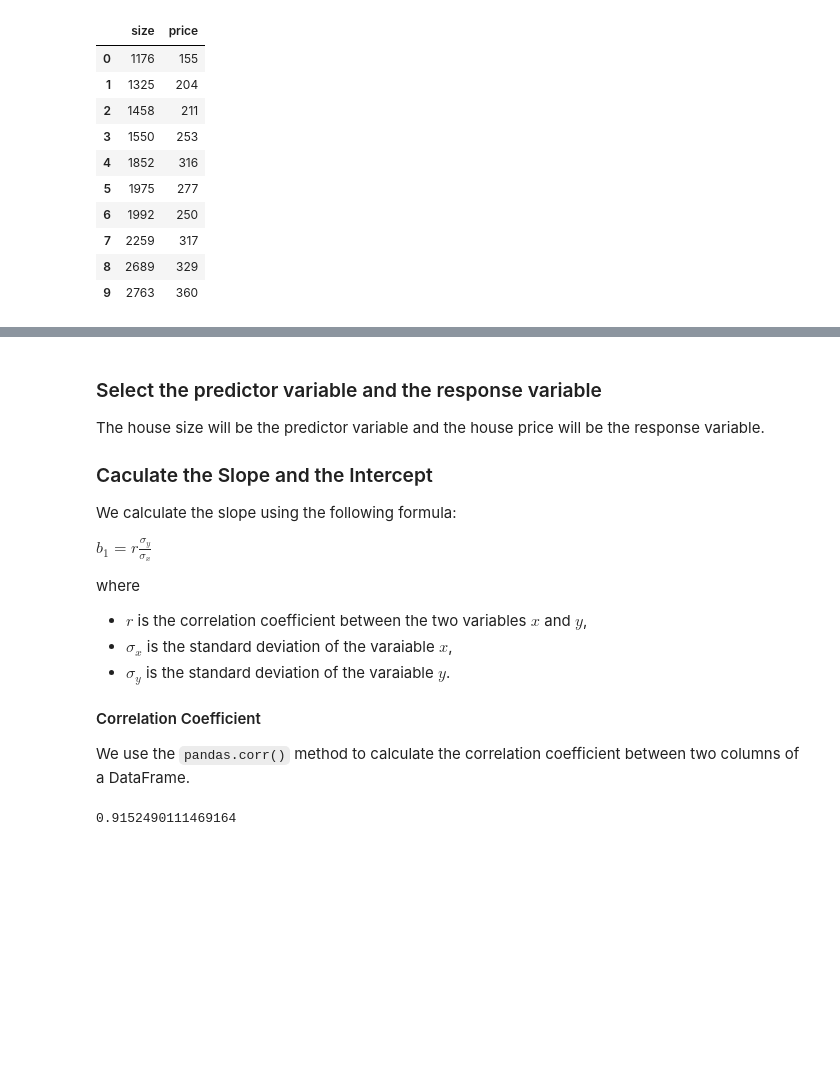
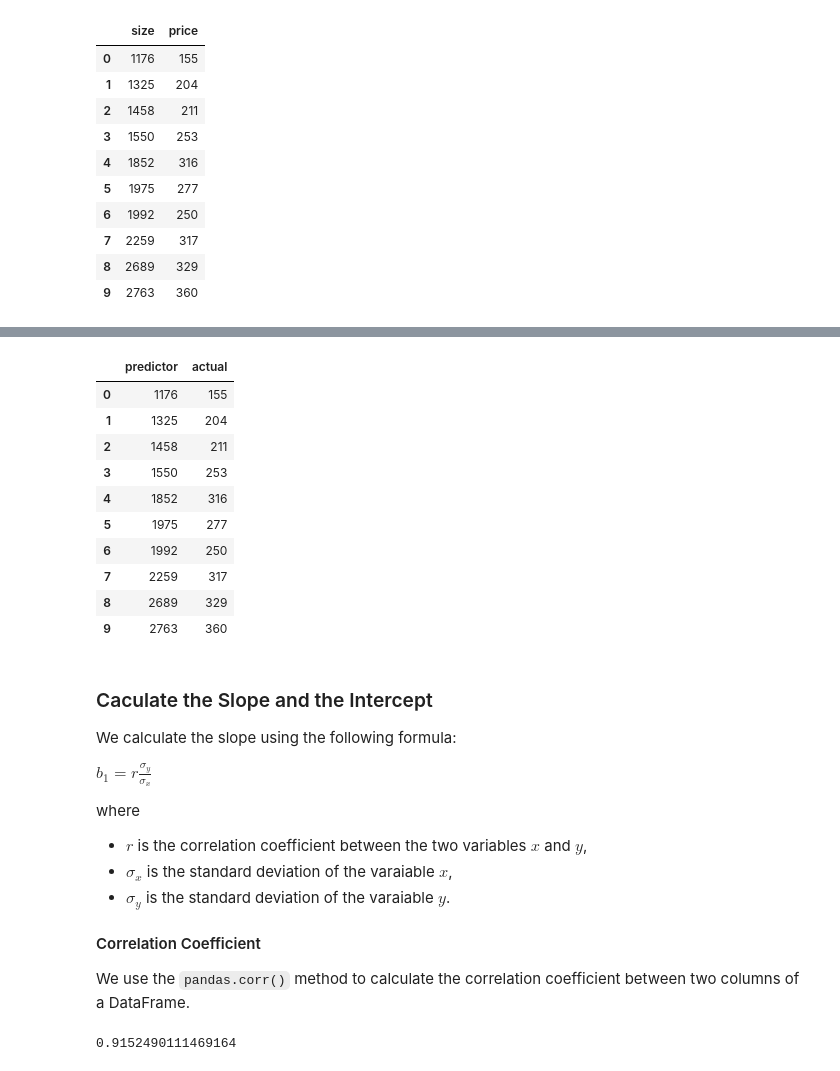
Before and after one commit to tariqzahratahdi/MachineLearning, a Jupyter notebook: course_machine_learning_simple_linear_regression.ipynb, the cells around one changed output, grey strips where cells are left out. Cells and saved outputs as stored; diff of their text form; code cells hidden in the pictures; blank space fills up the shorter version.

```diff
--- a/course_machine_learning_simple_linear_regression.ipynb
+++ b/course_machine_learning_simple_linear_regression.ipynb
@@ -61,8 +67,20 @@ data
+# %%
+data.rename(columns={'size':'predictor', 'price':'actual'}, inplace=True)
+
+data
+# %% [output]
+|  | predictor | actual |
+| 0 | 1176 | 155 |
+| 1 | 1325 | 204 |
+| 2 | 1458 | 211 |
+| 3 | 1550 | 253 |
+| 4 | 1852 | 316 |
+| 5 | 1975 | 277 |
+| 6 | 1992 | 250 |
+| 7 | 2259 | 317 |
+| 8 | 2689 | 329 |
+| 9 | 2763 | 360 |
 # %% [markdown]
-### Select the predictor variable and the response variable
-
-The house size will be the predictor variable and the house price will be the response variable.
-
 ### Caculate the Slope and the Intercept
 
 We calculate the slope using the following formula:
```
Also changed, not shown: parts of 10 cells of this notebook.
